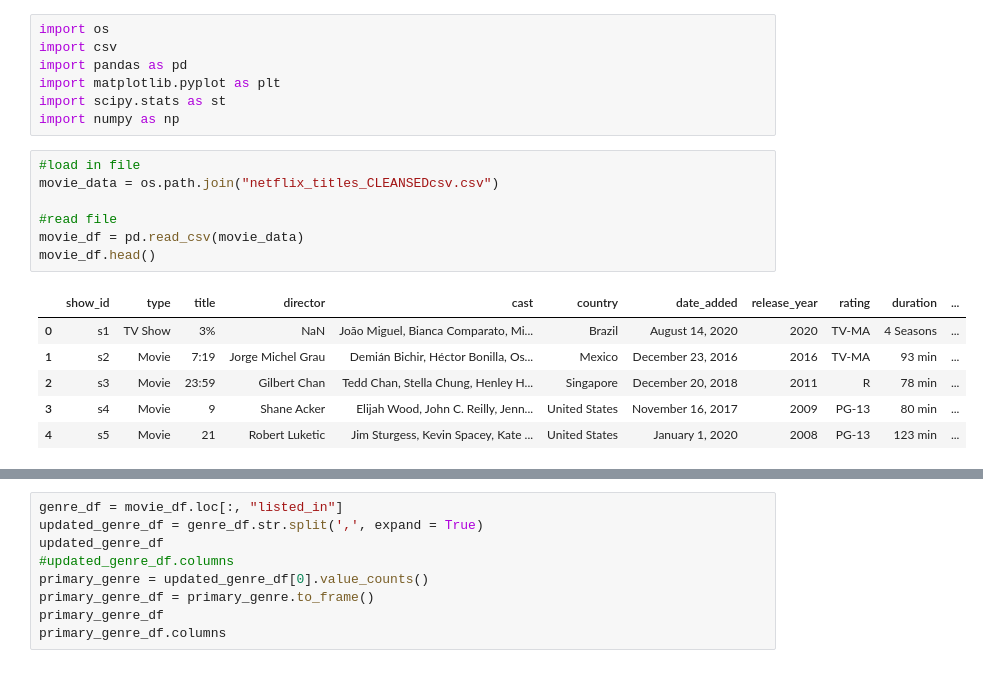
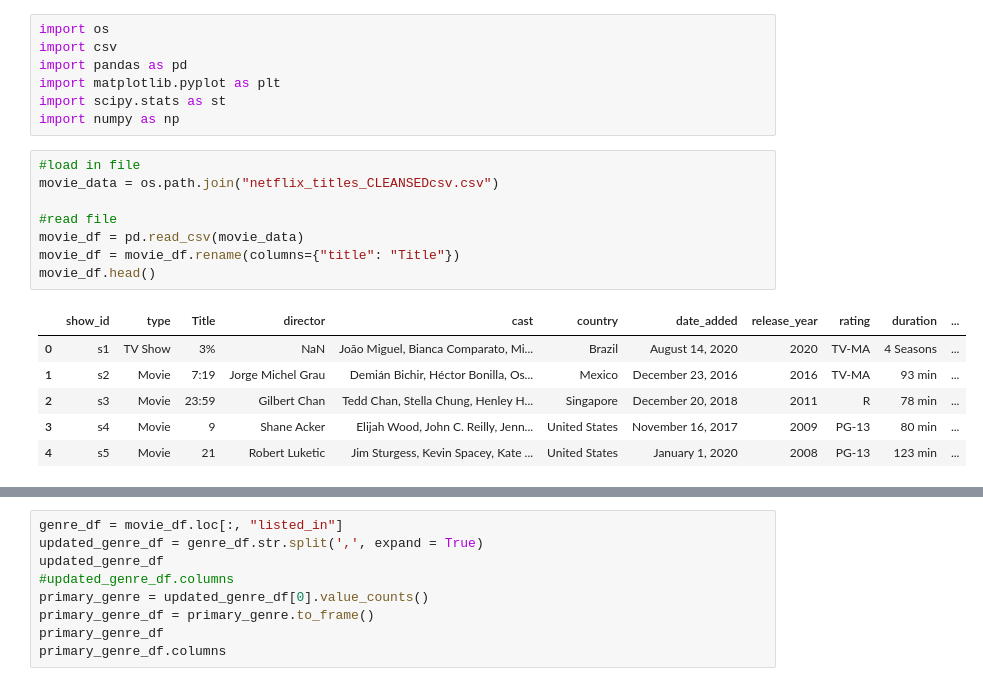
Before and after one commit to Joely0819/project1, a Jupyter notebook: Genre & Year.ipynb, the cells around one changed output, grey strips where cells are left out. Cells and saved outputs as stored; diff of their text form.

Commit message:
cleaned up genre and year file

```diff
--- a/Genre breakdown and movies per year.ipynb
+++ b/Genre & Year.ipynb
@@ -8,12 +8,13 @@ import numpy as np
 # %%
 #load in file
 movie_data = os.path.join("netflix_titles_CLEANSEDcsv.csv")
 
 #read file
 movie_df = pd.read_csv(movie_data)
+movie_df = movie_df.rename(columns={"title": "Title"})
 movie_df.head()
 # %% [output]
-|  | show_id | type | title | director | cast | country | date_added | release_year | rating | duration | ... |
+|  | show_id | type | Title | director | cast | country | date_added | release_year | rating | duration | ... |
 | 0 | s1 | TV Show | 3% | NaN | João Miguel, Bianca Comparato, Mi... | Brazil | August 14, 2020 | 2020 | TV-MA | 4 Seasons | ... |
 | 1 | s2 | Movie | 7:19 | Jorge Michel Grau | Demián Bichir, Héctor Bonilla, Os... | Mexico | December 23, 2016 | 2016 | TV-MA | 93 min | ... |
 | 2 | s3 | Movie | 23:59 | Gilbert Chan | Tedd Chan, Stella Chung, Henley H... | Singapore | December 20, 2018 | 2011 | R | 78 min | ... |
```
Also changed, not shown: parts of 5 cells of this notebook, 1 other file.
